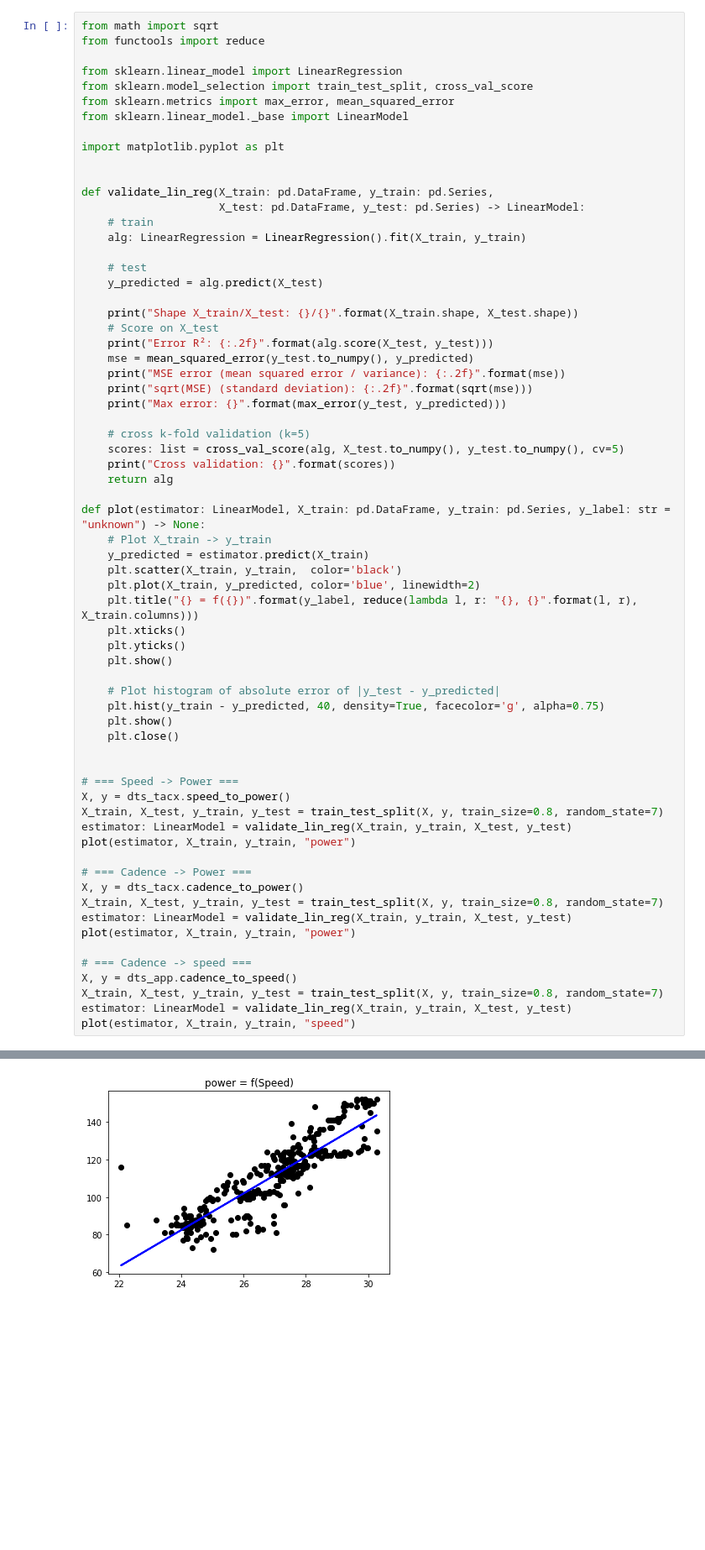
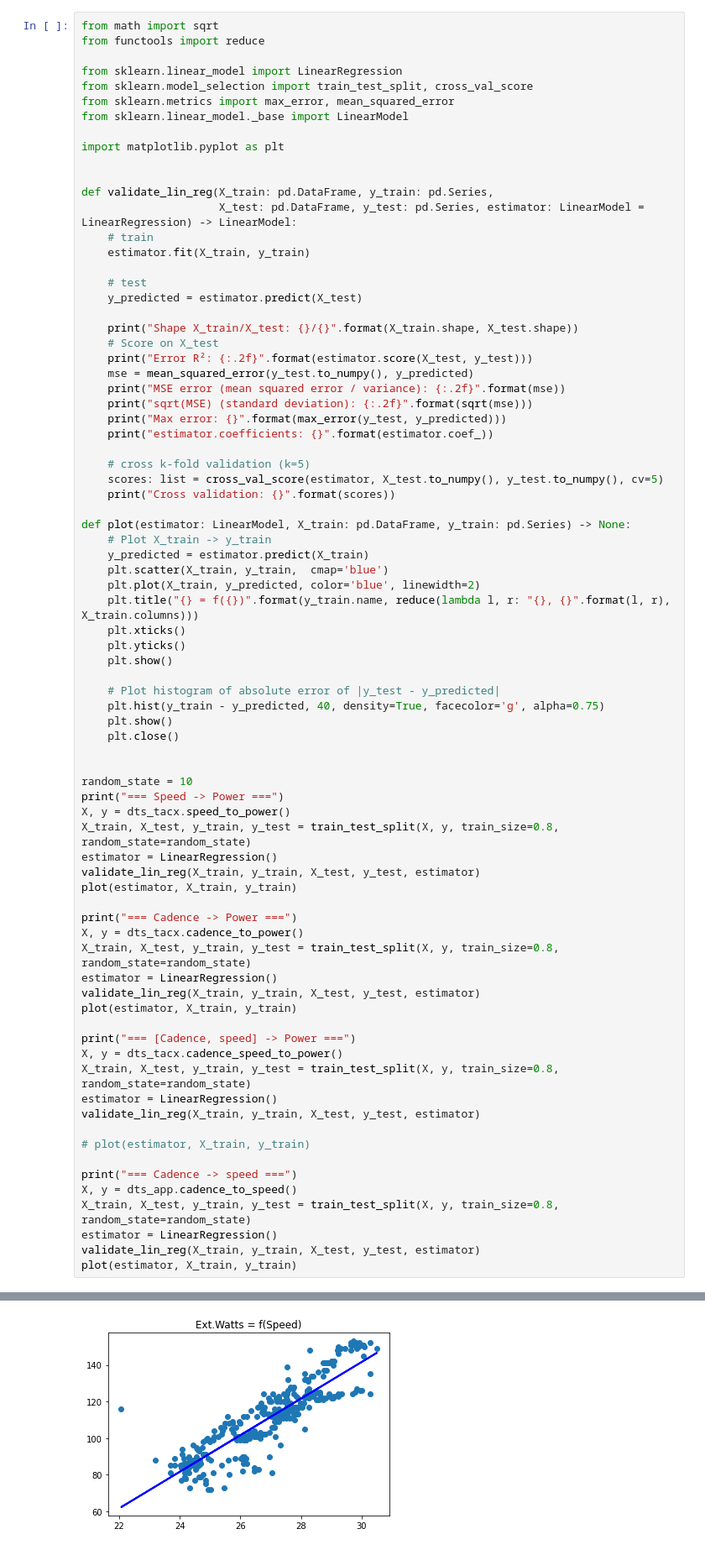
Before and after one commit to bruennijs/indoor-virtual-power-prediction, a Jupyter notebook: tacx.ipynb, the cells around one changed output, grey strips where cells are left out. Shown: that part at 84% size. Saved outputs shown, nothing was run; the diff lists cells and outputs as text; blank space fills up the shorter version.

Commit message:
Use [speed, cadence] as features

```diff
--- a/tacx.ipynb
+++ b/tacx.ipynb
@@ -70,32 +70,32 @@ import matplotlib.pyplot as plt
 
 
 def validate_lin_reg(X_train: pd.DataFrame, y_train: pd.Series,
-                     X_test: pd.DataFrame, y_test: pd.Series) -> LinearModel:
+                     X_test: pd.DataFrame, y_test: pd.Series, estimator: LinearModel = LinearRegression) -> LinearModel:
     # train
-    alg: LinearRegression = LinearRegression().fit(X_train, y_train)
+    estimator.fit(X_train, y_train)
 
     # test
-    y_predicted = alg.predict(X_test)
+    y_predicted = estimator.predict(X_test)
 
     print("Shape X_train/X_test: {}/{}".format(X_train.shape, X_test.shape))
     # Score on X_test
-    print("Error R²: {:.2f}".format(alg.score(X_test, y_test)))
+    print("Error R²: {:.2f}".format(estimator.score(X_test, y_test)))
     mse = mean_squared_error(y_test.to_numpy(), y_predicted)
     print("MSE error (mean squared error / variance): {:.2f}".format(mse))
     print("sqrt(MSE) (standard deviation): {:.2f}".format(sqrt(mse)))
     print("Max error: {}".format(max_error(y_test, y_predicted)))
+    print("estimator.coefficients: {}".format(estimator.coef_))
 
     # cross k-fold validation (k=5)
-    scores: list = cross_val_score(alg, X_test.to_numpy(), y_test.to_numpy(), cv=5)
+    scores: list = cross_val_score(estimator, X_test.to_numpy(), y_test.to_numpy(), cv=5)
     print("Cross validation: {}".format(scores))
-    return alg
 
-def plot(estimator: LinearModel, X_train: pd.DataFrame, y_train: pd.Series, y_label: str = "unknown") -> None:
+def plot(estimator: LinearModel, X_train: pd.DataFrame, y_train: pd.Series) -> None:
     # Plot X_train -> y_train
     y_predicted = estimator.predict(X_train)
-    plt.scatter(X_train, y_train,  color='black')
+    plt.scatter(X_train, y_train,  cmap='blue')
     plt.plot(X_train, y_predicted, color='blue', linewidth=2)
-    plt.title("{} = f({})".format(y_label, reduce(lambda l, r: "{}, {}".format(l, r), X_train.columns)))
+    plt.title("{} = f({})".format(y_train.name, reduce(lambda l, r: "{}, {}".format(l, r), X_train.columns)))
     plt.xticks()
     plt.yticks()
     plt.show()
@@ -106,21 +106,33 @@ def plot(estimator: LinearModel, X_train: pd.DataFrame, y_train: pd.Series, y_la
     plt.close()
 
 
-# === Speed -> Power ===
+random_state = 10
+print("=== Speed -> Power ===")
 X, y = dts_tacx.speed_to_power()
-X_train, X_test, y_train, y_test = train_test_split(X, y, train_size=0.8, random_state=7)
-estimator: LinearModel = validate_lin_reg(X_train, y_train, X_test, y_test)
-plot(estimator, X_train, y_train, "power")
+X_train, X_test, y_train, y_test = train_test_split(X, y, train_size=0.8, random_state=random_state)
+estimator = LinearRegression()
+validate_lin_reg(X_train, y_train, X_test, y_test, estimator)
+plot(estimator, X_train, y_train)
 
-# === Cadence -> Power ===
+print("=== Cadence -> Power ===")
 X, y = dts_tacx.cadence_to_power()
-X_train, X_test, y_train, y_test = train_test_split(X, y, train_size=0.8, random_state=7)
-estimator: LinearModel = validate_lin_reg(X_train, y_train, X_test, y_test)
-plot(estimator, X_train, y_train, "power")
+X_train, X_test, y_train, y_test = train_test_split(X, y, train_size=0.8, random_state=random_state)
+estimator = LinearRegression()
+validate_lin_reg(X_train, y_train, X_test, y_test, estimator)
+plot(estimator, X_train, y_train)
 
-# === Cadence -> speed ===
+print("=== [Cadence, speed] -> Power ===")
+X, y = dts_tacx.cadence_speed_to_power()
+X_train, X_test, y_train, y_test = train_test_split(X, y, train_size=0.8, random_state=random_state)
+estimator = LinearRegression()
+validate_lin_reg(X_train, y_train, X_test, y_test, estimator)
+
+# plot(estimator, X_train, y_train)
+
+print("=== Cadence -> speed ===")
 X, y = dts_app.cadence_to_speed()
-X_train, X_test, y_train, y_test = train_test_split(X, y, train_size=0.8, random_state=7)
-estimator: LinearModel = validate_lin_reg(X_train, y_train, X_test, y_test)
-plot(estimator, X_train, y_train, "speed")
+X_train, X_test, y_train, y_test = train_test_split(X, y, train_size=0.8, random_state=random_state)
+estimator = LinearRegression()
+validate_lin_reg(X_train, y_train, X_test, y_test, estimator)
+plot(estimator, X_train, y_train)
 # %% [output]
@@ -145 +156 @@ Cross validation: [0.98644863 0.99503323 0.97063495 0.95856858 0.99956178]
-[figure, old version]
+[figure, new version]
```
Also changed, not shown: parts of 1 cell of this notebook, 2 other files.
